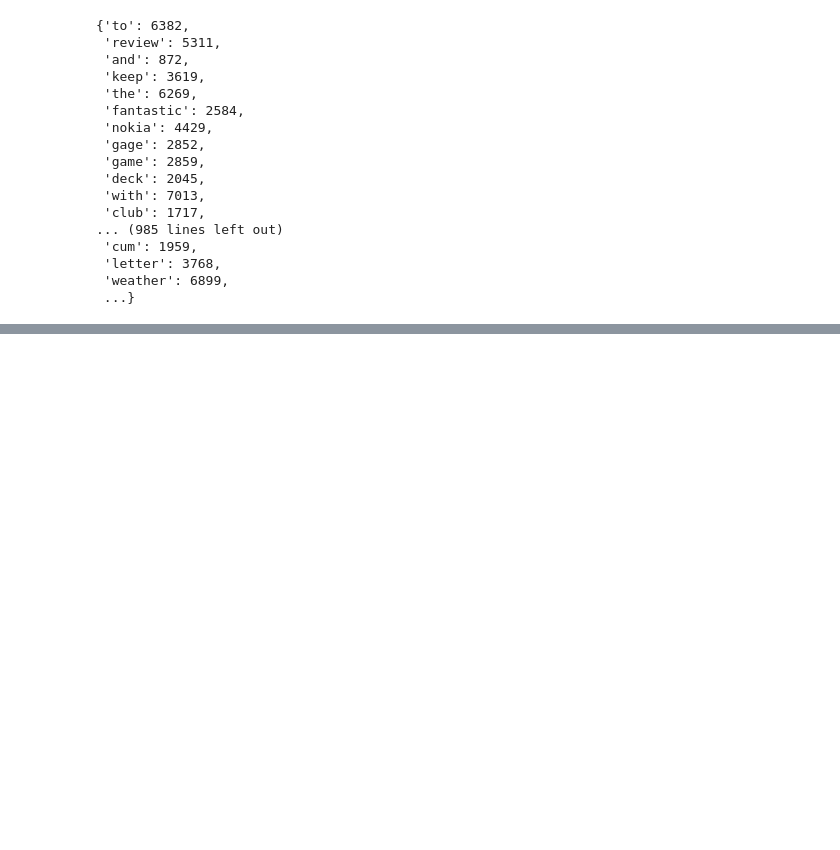
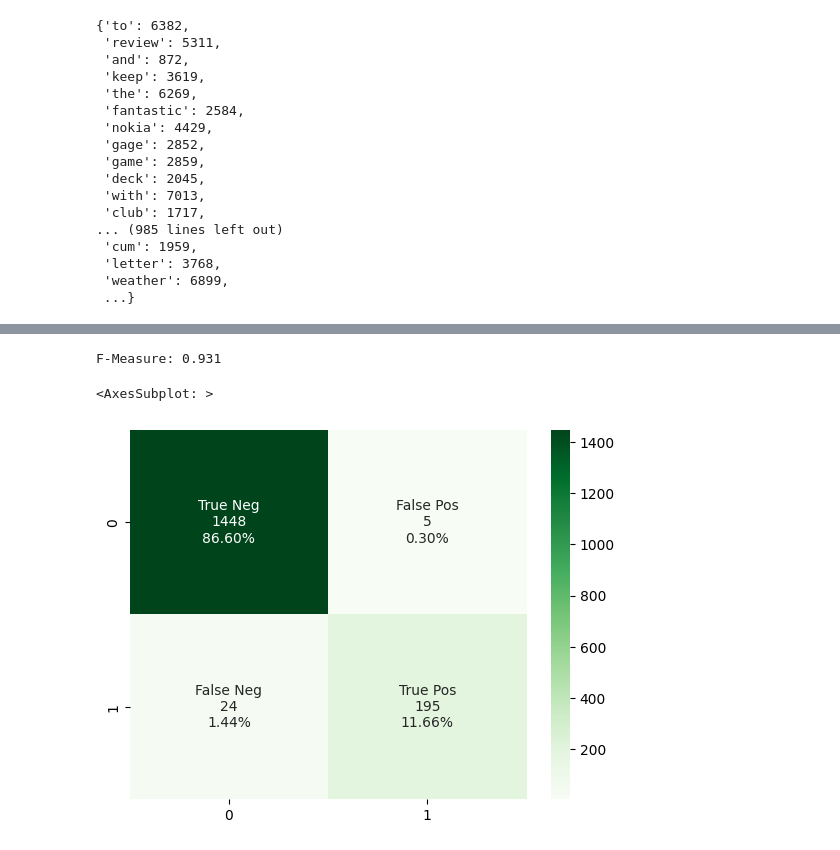
Before and after one commit to Annarhysa/Spam-Classifier, a Jupyter notebook: main.ipynb, the cells around one changed output, grey strips where cells are left out. Drawn from its saved outputs; the diff is of its cells as text; code cells hidden in the pictures; blank space fills up the shorter version.

Commit message:
Completed spam classification using count vectorizer cell method

```diff
--- a/main.ipynb
+++ b/main.ipynb
@@ -98,3 +96,11 @@ cv.vocabulary_
  'letter': 3768,
  'weather': 6899,
  ...}
+# %%
+x_test_vector = cv.transform(x_test)
+#x_test_vector
+# %%
+from sklearn.naive_bayes import MultinomialNB
+# train a classifier
+classifier = MultinomialNB()
+classifier.fit(word_count_vector, y_train)
@@ -100,0 +119,8 @@ cv.vocabulary_
+# %%
+#assign the predicted labels to a variable
+labels = classifier.predict(x_test_vector)
+# %%
+#now creating a confucion matrix
+actual = y_test
+predicted = labels
+results = confusion_matrix(actual, predicted)
@@ -100,0 +150,21 @@ cv.vocabulary_
+# %%
+#calculate the f1 score of the classifier
+score_2 = f1_score(actual, predicted, average = 'binary')
+print('F-Measure: %.3f' % score_2)
+# %% [output]
+F-Measure: 0.931
+# %%
+#heatmap for confusion matrix
+import seaborn as sns
+group_names = ['True Neg','False Pos','False Neg','True Pos']
+group_counts = ["{0:0.0f}".format(value) for value in
+                results.flatten()]
+group_percentages = ["{0:.2%}".format(value) for value in
+                     results.flatten()/np.sum(results)]
+labels = [f"{v1}\n{v2}\n{v3}" for v1, v2, v3 in
+          zip(group_names,group_counts,group_percentages)]
+labels = np.asarray(labels).reshape(2,2)
+sns.heatmap(results, annot=labels, fmt='', cmap='Greens')
+# %% [output]
+<AxesSubplot: >
+[figure, added]
```
Also changed, not shown: parts of 6 cells of this notebook.
